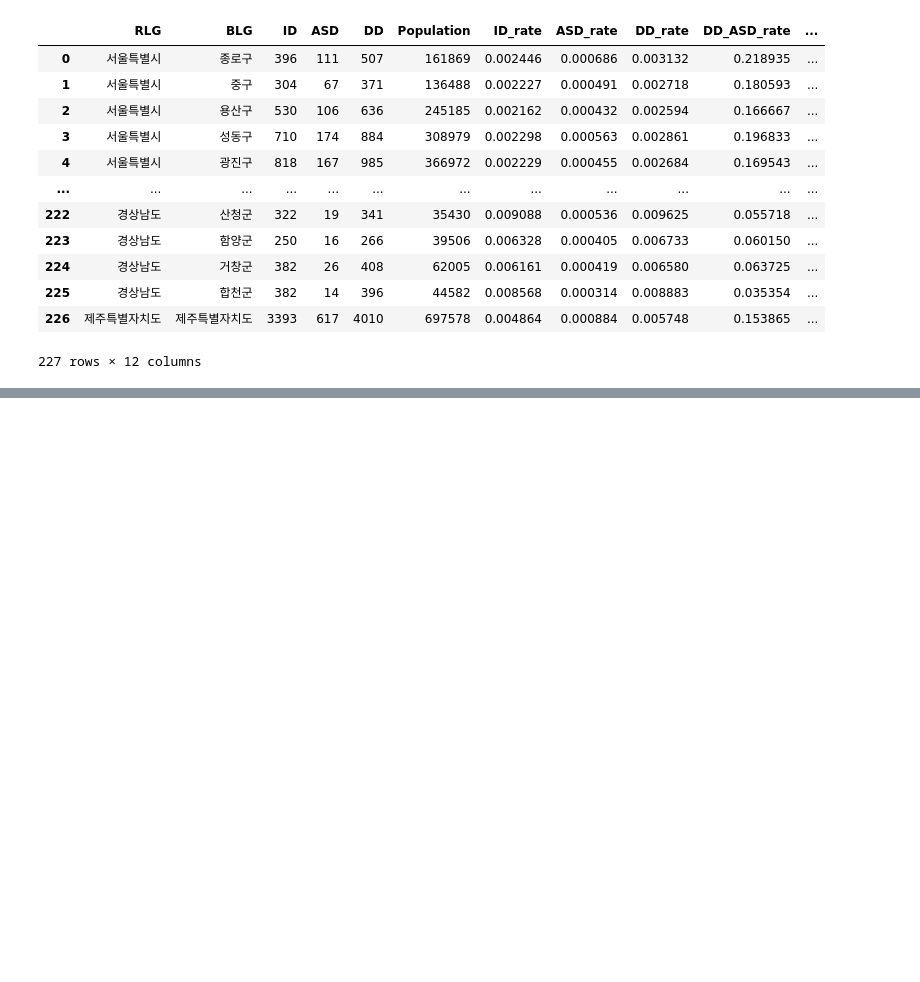
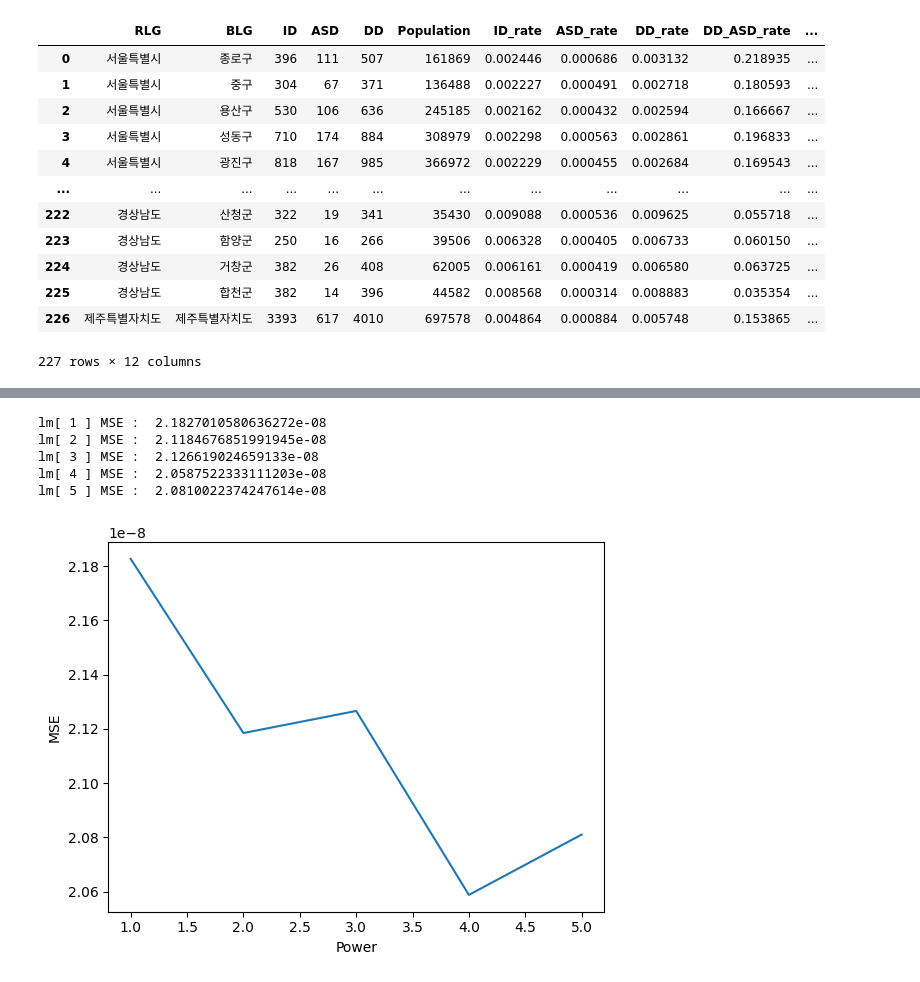
Before and after one commit to milkywaypeko/ASD_FI_Correlation, a Jupyter notebook: ASD_ID_FI_Correlation_Google.ipynb, the cells around one changed output, grey strips where cells are left out. Saved outputs shown, nothing was run; the diff lists cells and outputs as text; code cells hidden in the pictures; blank space fills up the shorter version.

```diff
--- a/ASD_ID_FI_Correlation_Google.ipynb
+++ b/ASD_ID_FI_Correlation_Google.ipynb
@@ -127,0 +233,37 @@ sns.regplot(x='Financial_Independence', y='ASD_rate', data=data)
+# %%
+#For LOOCV Make MSE
+lm = [LinearRegression(fit_intercept=True)] * 5
+lm_fit = [LinearRegression(fit_intercept=True)] * 5
+lm_predict = [np.ndarray] * 5
+loocvMSE = []
+for i in np.arange(0, 5):
+    loocv_mse = []
+
+    for train_index, test_index in loocv.split(X):
+        X_train, X_test = X[train_index], X[test_index]
+        y_train, y_test = y[train_index], y[test_index]
+
+        if(i==0):
+            lm_fit[0] = lm[0].fit(X_train[ : ,0].reshape(-1, 1), y_train)
+            lm_predict[0] = lm_fit[0].predict(X_test[ : ,0].reshape(-1, 1))
+        else:
+            lm_fit[i] = lm[i].fit(X_train[ : ,0 : i+1], y_train)
+            lm_predict[i] = lm_fit[i].predict(X_test[ : ,0 : i+1])
+
+        loocv_mse.append(mean_squared_error(y_test, lm_predict[i]))
+    loocvMSE.append(np.array(loocv_mse).mean())
+    print('lm[', str(i + 1), '] MSE : ', loocvMSE[i])
+
+MSE_LOOCV_X = np.array([1, 2, 3, 4, 5])
+MSE_LOOCV_y = np.array(loocvMSE)
+sns.lineplot(x = MSE_LOOCV_X, y = MSE_LOOCV_y)
+plt.xlabel('Power')
+plt.ylabel('MSE')
+plt.show()
+# %% [output]
+lm[ 1 ] MSE :  2.1827010580636272e-08
+lm[ 2 ] MSE :  2.1184676851991945e-08
+lm[ 3 ] MSE :  2.126619024659133e-08
+lm[ 4 ] MSE :  2.0587522333111203e-08
+lm[ 5 ] MSE :  2.0810022374247614e-08
+[figure, added]
```
Also changed, not shown: parts of 34 cells of this notebook.
